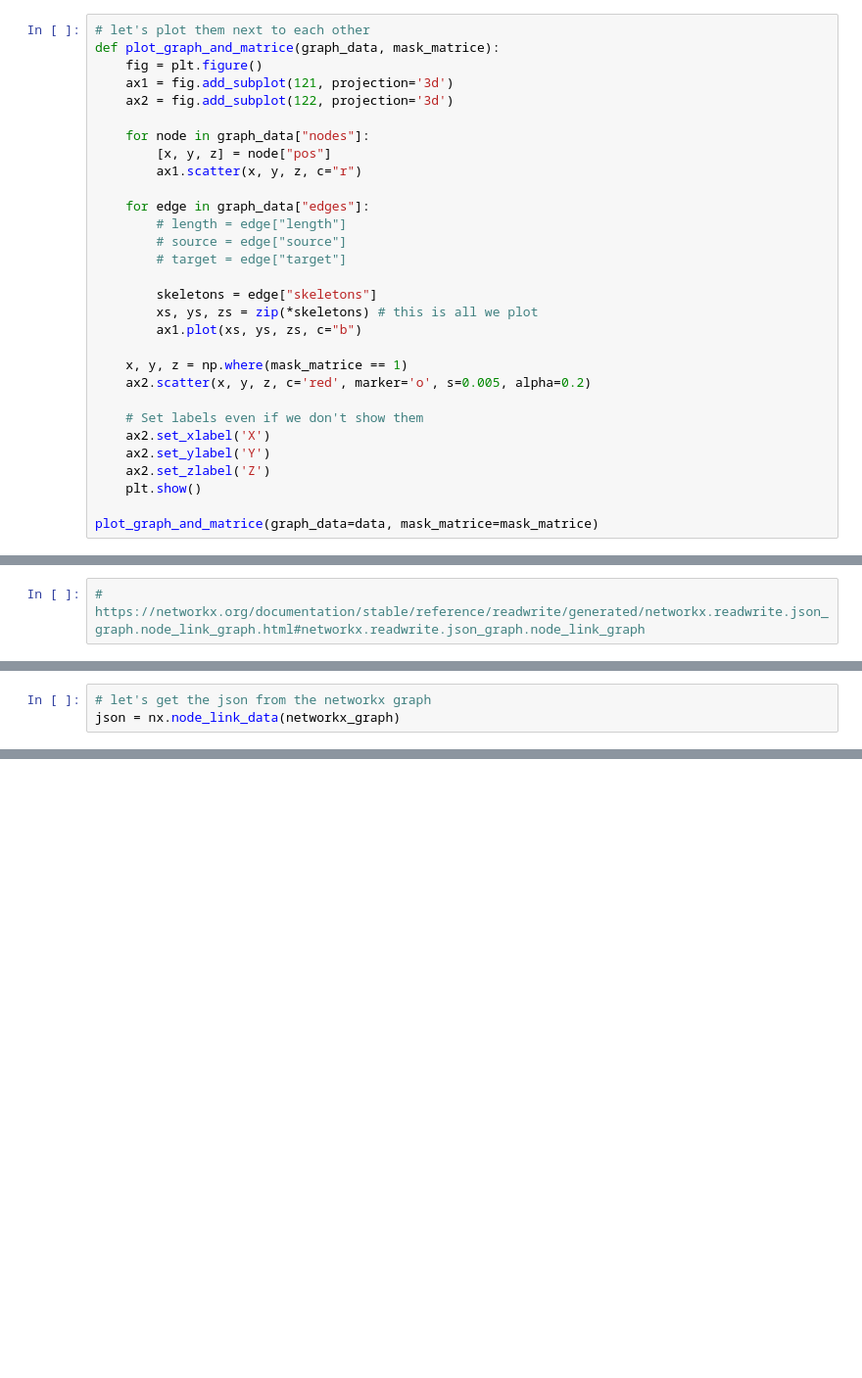
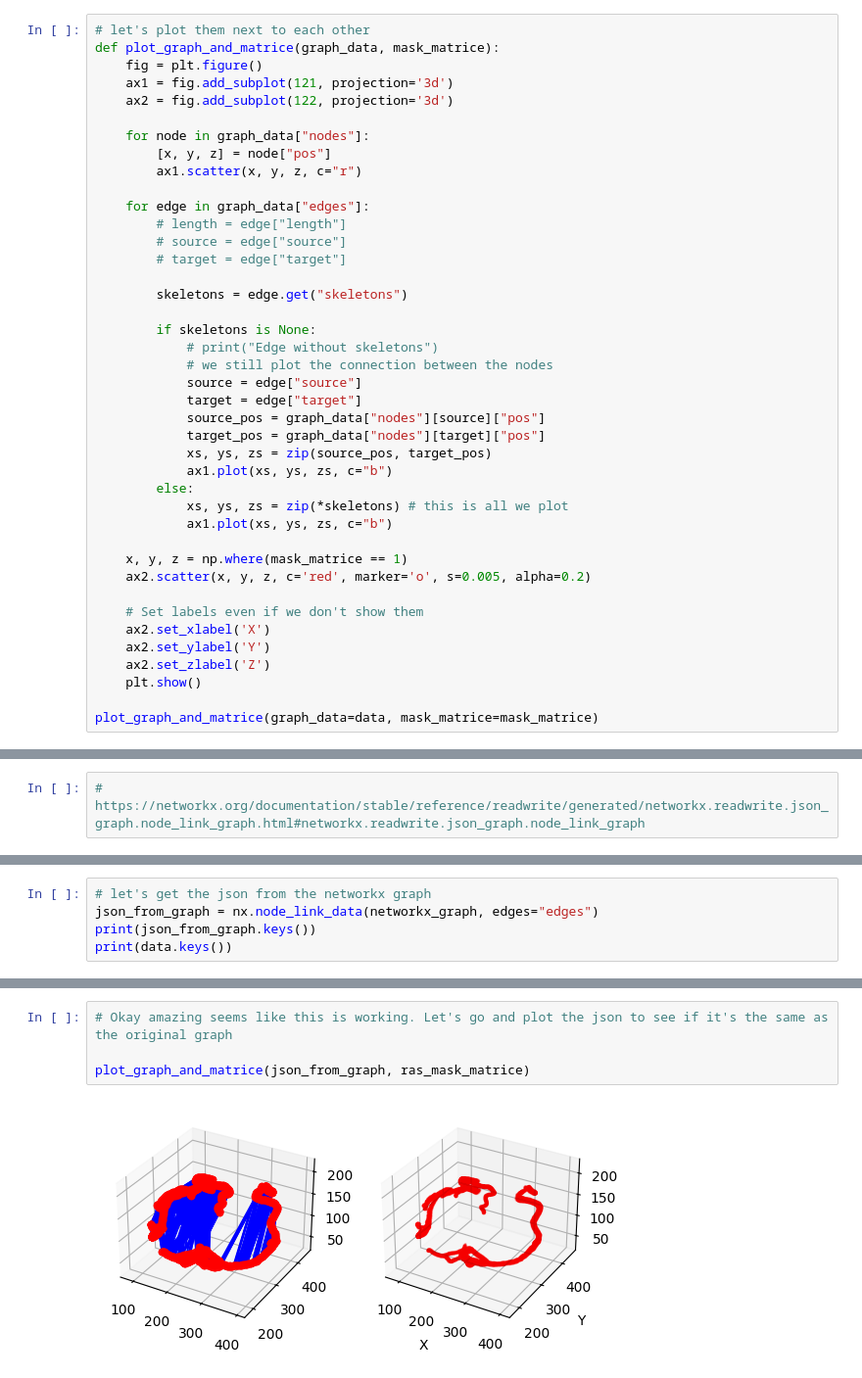
Before and after one commit to philippweinmann/mip_local_unet, a Jupyter notebook: label_graph_viz.ipynb, the cells around one changed output, grey strips where cells are left out. Shown at 98% size. Cells and saved outputs as stored; diff of their text form; blank space fills up the shorter version.

```diff
--- a/label_graph_viz.ipynb
+++ b/label_graph_viz.ipynb
@@ -82,9 +82,20 @@ def plot_graph_and_matrice(graph_data, mask_matrice):
         # source = edge["source"]
         # target = edge["target"]
 
-        skeletons = edge["skeletons"]
-        xs, ys, zs = zip(*skeletons) # this is all we plot
-        ax1.plot(xs, ys, zs, c="b")
+        skeletons = edge.get("skeletons")
+
+        if skeletons is None:
+            # print("Edge without skeletons")
+            # we still plot the connection between the nodes
+            source = edge["source"]
+            target = edge["target"]
+            source_pos = graph_data["nodes"][source]["pos"]
+            target_pos = graph_data["nodes"][target]["pos"]
+            xs, ys, zs = zip(source_pos, target_pos)
+            ax1.plot(xs, ys, zs, c="b")
+        else:
+            xs, ys, zs = zip(*skeletons) # this is all we plot
+            ax1.plot(xs, ys, zs, c="b")
 
     x, y, z = np.where(mask_matrice == 1)
     ax2.scatter(x, y, z, c='red', marker='o', s=0.005, alpha=0.2)
@@ -397,3 +415,5 @@ networkx_graph = skeleton_image_to_graph_3d(skeleton)
 # %%
 # let's get the json from the networkx graph
-json = nx.node_link_data(networkx_graph)
+json_from_graph = nx.node_link_data(networkx_graph, edges="edges")
+print(json_from_graph.keys())
+print(data.keys())
@@ -421,0 +442,6 @@ print(data)
+# %%
+# Okay amazing seems like this is working. Let's go and plot the json to see if it's the same as the original graph
+
+plot_graph_and_matrice(json_from_graph, ras_mask_matrice)
+# %% [output]
+[figure, added]
```
Also changed, not shown: parts of 10 cells of this notebook.
